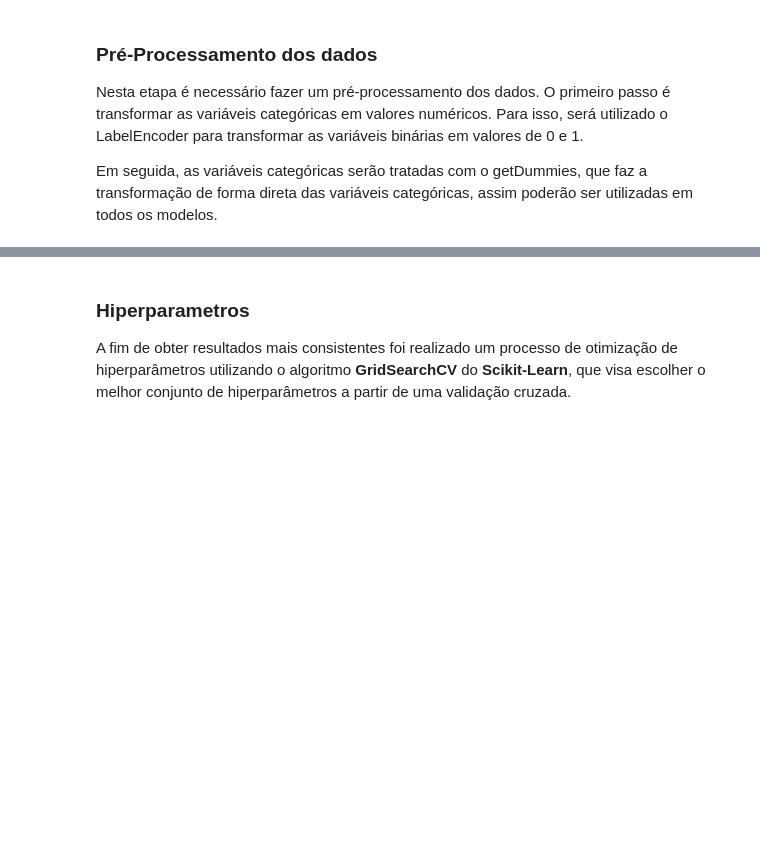
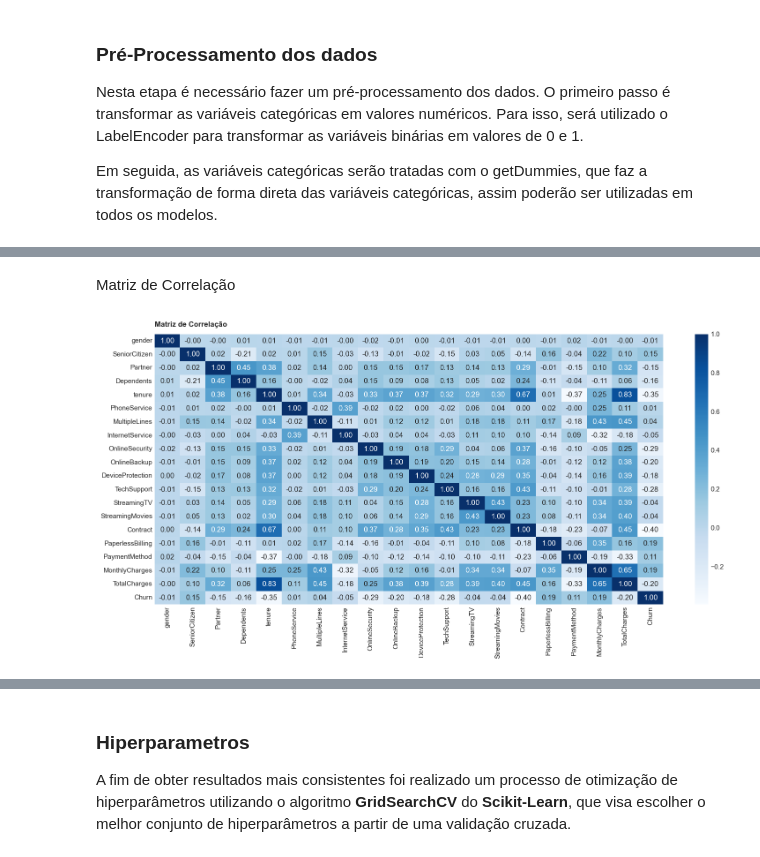
Before and after one commit to maisonhenrique/portifolio, a Jupyter notebook: Churn_Prediction/ChurnPrediction.ipynb, the cells around one changed output, grey strips where cells are left out. Saved outputs shown, nothing was run; the diff lists cells and outputs as text; code cells hidden in the pictures; blank space fills up the shorter version.

```diff
--- a/Churn_Prediction/ChurnPrediction.ipynb
+++ b/Churn_Prediction/ChurnPrediction.ipynb
@@ -219,9 +217,6 @@ plt.show()
 # Limpeza dos Dados
 df3 = df.copy()
 df3.drop('customerID', axis=1, inplace=True)
-
-df3.replace(['No internet service', 'No phone service'], 'No', inplace=True)
-df3.replace(['Bank transfer (automatic)', 'Credit card (automatic)'], 'Automatic', inplace=True)
 
 # Convertendo a coluna TotalCharges para float
 def converter_str_float(column):
@@ -303,16 +297,3 @@ plt.show()
 Nesta etapa é necessário fazer um pré-processamento dos dados. O primeiro passo é transformar as variáveis categóricas em valores numéricos. Para isso, será utilizado o LabelEncoder para transformar as variáveis binárias em valores de 0 e 1.
 
 Em seguida, as variáveis categóricas serão tratadas com o getDummies, que faz a transformação de forma direta das variáveis categóricas, assim poderão ser utilizadas em todos os modelos.
-# %%
-var_bi = df3.nunique()[df3.nunique() == 2].keys().tolist()
-var_num = [col for col in df3.select_dtypes(['int', 'float']).columns.tolist() if col not in var_bi]
-var_cat = [col for col in df3.columns.tolist() if col not in var_bi + var_num]
-
-# Aplicando o LabelEncoder no dataframe para variáveis binárias
-df4 = df3.copy()
-
-le = LabelEncoder()
-for i in var_bi:
-    df4[i] = le.fit_transform(df4[i])
-
-df4 = pd.get_dummies(df4, columns=var_cat)
@@ -485,0 +300,11 @@ Após realizar a validação de todos os modelos, o balanceamento **ADASYN** com
+# %%
+# Aplicando o LabelEncoder no dataframe para variáveis categoricas
+le = LabelEncoder()
+
+df4 = df3.copy()
+text_data_features = [i for i in list(df4.columns) if i not in list(df4.describe().columns)]
+
+print('Label Encoder Transformation')
+for i in text_data_features :
+    df4[i] = le.fit_transform(df4[i])
+    print(i,' : ', df4[i].unique(),' = ', le.inverse_transform(df4[i].unique()))
@@ -485,0 +332,9 @@ Após realizar a validação de todos os modelos, o balanceamento **ADASYN** com
+# %%
+from sklearn.preprocessing import MinMaxScaler,StandardScaler
+mms = MinMaxScaler() # Normalization
+ss = StandardScaler() # Standardization
+
+df4['tenure'] = mms.fit_transform(df4[['tenure']])
+df4['MonthlyCharges'] = mms.fit_transform(df4[['MonthlyCharges']])
+df4['TotalCharges'] = mms.fit_transform(df4[['TotalCharges']])
+df4.head()
@@ -485,0 +348,12 @@ Após realizar a validação de todos os modelos, o balanceamento **ADASYN** com
+# %% [markdown]
+Matriz de Correlação
+# %%
+# Gráfico de Correlação
+
+plt.figure(figsize = (16, 8))
+sns.heatmap(df4.corr(), cmap='Blues', annot=True, fmt="1.2f")
+plt.title('Matriz de Correlação', fontsize=12, loc='left', pad=12)
+plt.tight_layout()
+plt.show()
+# %% [output]
+[figure, added]
```
Also changed, not shown: parts of 53 cells of this notebook.
